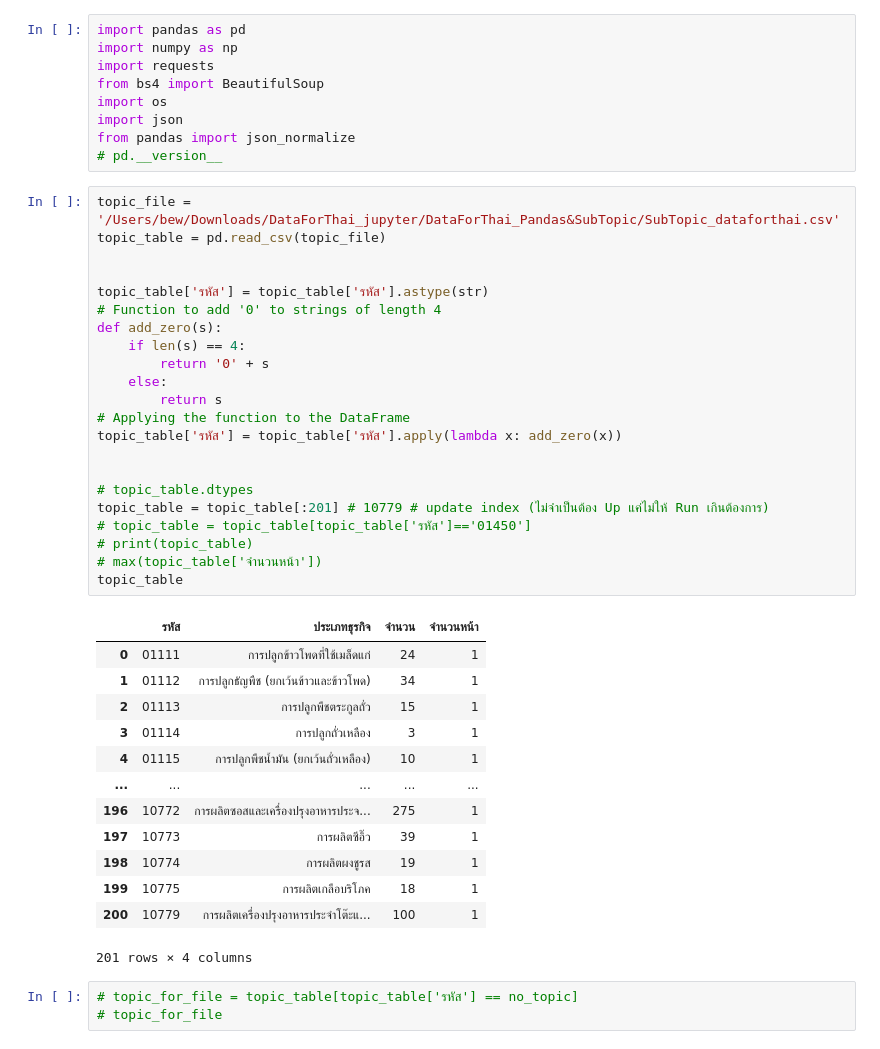
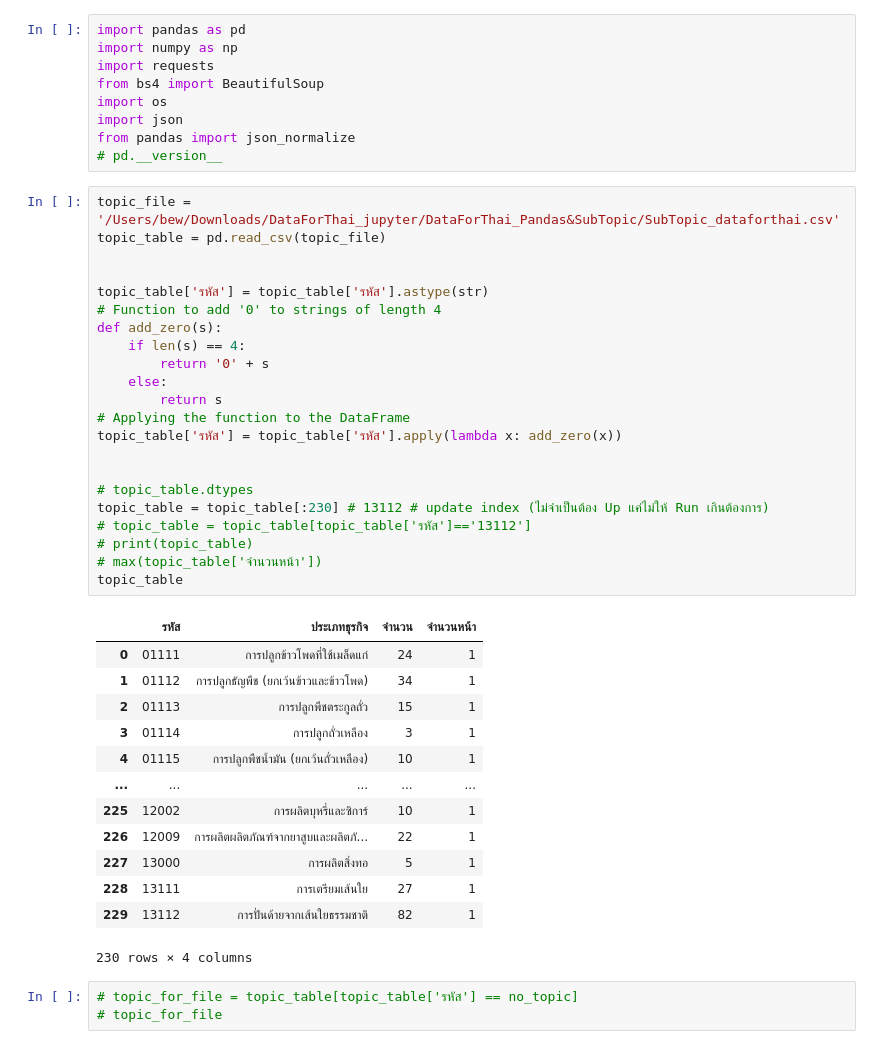
Before and after one commit to jesaya-tr/DataForThai_jupyter, a Jupyter notebook: DataForThai_Pandas&SubTopic/2_JSONfilter&mergeData.ipynb, the cells around one changed output. Drawn from its saved outputs; the diff is of its cells as text.

```diff
--- a/DataForThai_Pandas&SubTopic/2_JSONfilter&mergeData.ipynb
+++ b/DataForThai_Pandas&SubTopic/2_JSONfilter&mergeData.ipynb
@@ -10,39 +10,39 @@ from pandas import json_normalize
 # %%
 topic_file = '/Users/bew/Downloads/DataForThai_jupyter/DataForThai_Pandas&SubTopic/SubTopic_dataforthai.csv'
 topic_table = pd.read_csv(topic_file)
 
 
 topic_table['รหัส'] = topic_table['รหัส'].astype(str)
 # Function to add '0' to strings of length 4
 def add_zero(s):
     if len(s) == 4:
         return '0' + s
     else:
         return s
 # Applying the function to the DataFrame
 topic_table['รหัส'] = topic_table['รหัส'].apply(lambda x: add_zero(x))
 
 
 # topic_table.dtypes
-topic_table = topic_table[:201] # 10779 # update index (ไม่จำเป็นต้อง Up แค่ไม่ให้ Run เกินต้องการ)
-# topic_table = topic_table[topic_table['รหัส']=='01450']
+topic_table = topic_table[:230] # 13112 # update index (ไม่จำเป็นต้อง Up แค่ไม่ให้ Run เกินต้องการ)
+# topic_table = topic_table[topic_table['รหัส']=='13112']
 # print(topic_table)
 # max(topic_table['จำนวนหน้า'])
 topic_table
 # %% [output]
 |  | รหัส | ประเภทธุรกิจ | จำนวน | จำนวนหน้า |
 | 0 | 01111 | การปลูกข้าวโพดที่ใช้เมล็ดแก่ | 24 | 1 |
 | 1 | 01112 | การปลูกธัญพืช (ยกเว้นข้าวและข้าวโพด) | 34 | 1 |
 | 2 | 01113 | การปลูกพืชตระกูลถั่ว | 15 | 1 |
 | 3 | 01114 | การปลูกถั่วเหลือง | 3 | 1 |
 | 4 | 01115 | การปลูกพืชน้ำมัน (ยกเว้นถั่วเหลือง) | 10 | 1 |
 | ... | ... | ... | ... | ... |
-| 196 | 10772 | การผลิตซอสและเครื่องปรุงอาหารประจ... | 275 | 1 |
-| 197 | 10773 | การผลิตซีอิ๊ว | 39 | 1 |
-| 198 | 10774 | การผลิตผงชูรส | 19 | 1 |
-| 199 | 10775 | การผลิตเกลือบริโภค | 18 | 1 |
-| 200 | 10779 | การผลิตเครื่องปรุงอาหารประจำโต๊ะแ... | 100 | 1 |
+| 225 | 12002 | การผลิตบุหรี่และซิการ์ | 10 | 1 |
+| 226 | 12009 | การผลิตผลิตภัณฑ์จากยาสูบและผลิตภั... | 22 | 1 |
+| 227 | 13000 | การผลิตสิ่งทอ | 5 | 1 |
+| 228 | 13111 | การเตรียมเส้นใย | 27 | 1 |
+| 229 | 13112 | การปั่นด้ายจากเส้นใยธรรมชาติ | 82 | 1 |
-201 rows × 4 columns
+230 rows × 4 columns
 # %%
 # topic_for_file = topic_table[topic_table['รหัส'] == no_topic]
 # topic_for_file
```
Also changed, not shown: parts of 4 cells of this notebook, 3 other files.
